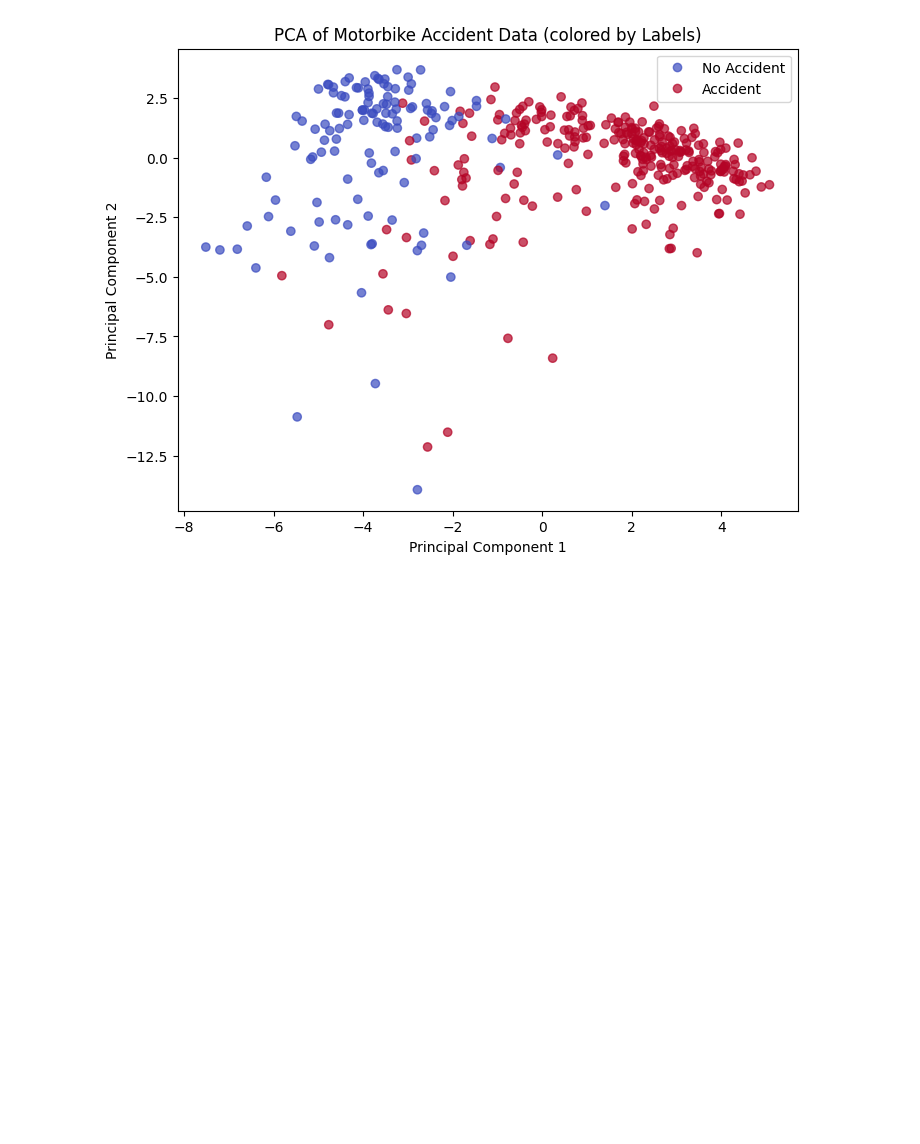
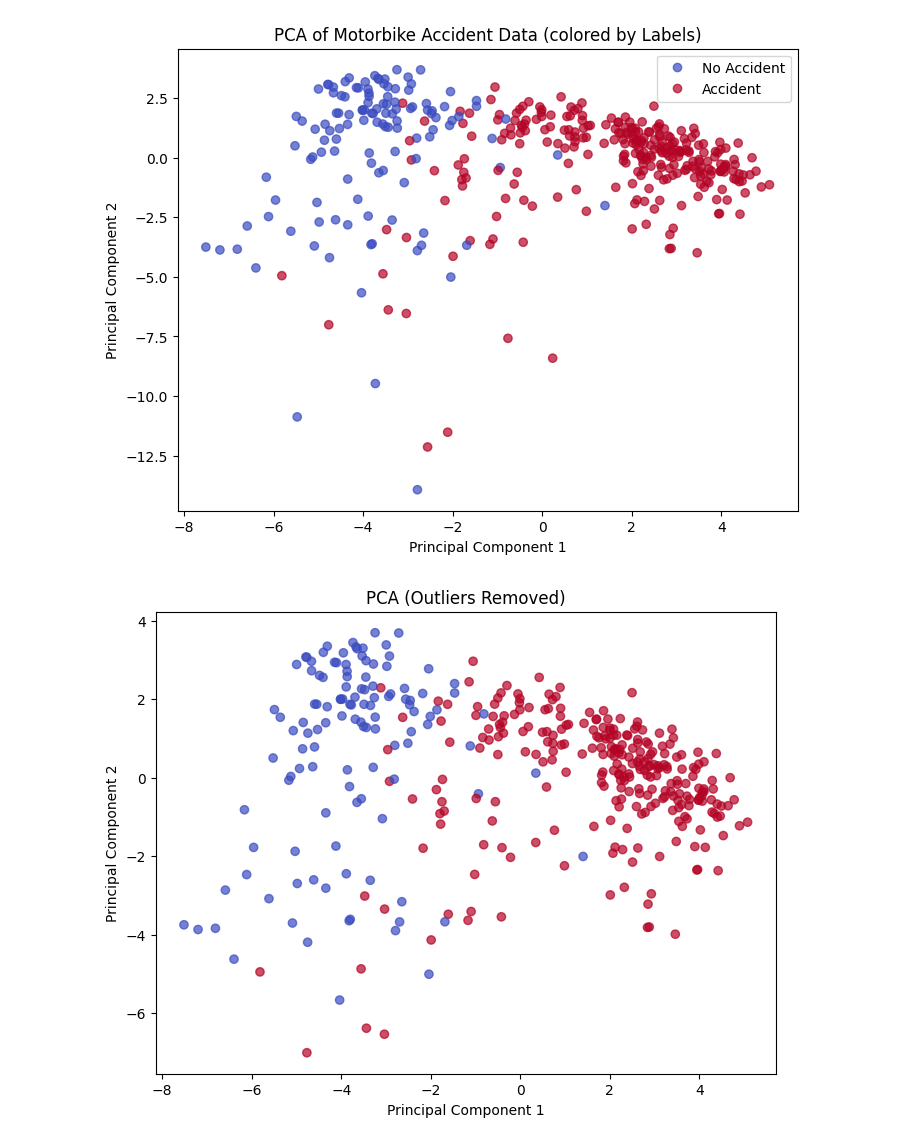
Before and after one commit to gillesstevens03-cloud/Scientific-programming, a Jupyter notebook: Unsupervised_motorbike_accident.ipynb, the cells around one changed output. Drawn from its saved outputs; the diff is of its cells as text; code cells hidden in the pictures; blank space fills up the shorter version.

```diff
--- a/Unsupervised_motorbike_accident.ipynb
+++ b/Unsupervised_motorbike_accident.ipynb
@@ -125,6 +126,33 @@ plt.title('PCA of Motorbike Accident Data (colored by Labels)')
 plt.show()
 # %% [output]
 [figure]
+# %%
+# Outlier removal
+
+# Compute z-scores for both PC1 and PC2
+z_scores = np.abs(stats.zscore(pca_result))
+
+# Define a threshold (trail and error to find best value)
+threshold = 3
+
+# Keep samples within the threshold
+mask = (z_scores < threshold).all(axis=1)
+
+# Filter your data
+pca_result_filtered = pca_result[mask]
+accident_num_filtered = accident_num[mask]
+scaled_features_filtered = scaled_features[mask]
+
+# Visualize
+plt.figure(figsize=(8,6))
+plt.scatter(pca_result_filtered[:,0], pca_result_filtered[:,1],
+            c=accident_num_filtered, cmap='coolwarm', alpha=0.7)
+plt.xlabel('Principal Component 1')
+plt.ylabel('Principal Component 2')
+plt.title('PCA (Outliers Removed)')
+plt.show()
+# %% [output]
+[figure, added]
 # %%
 # Proximity matrix
 
```
Also changed, not shown: parts of 3 cells of this notebook.
